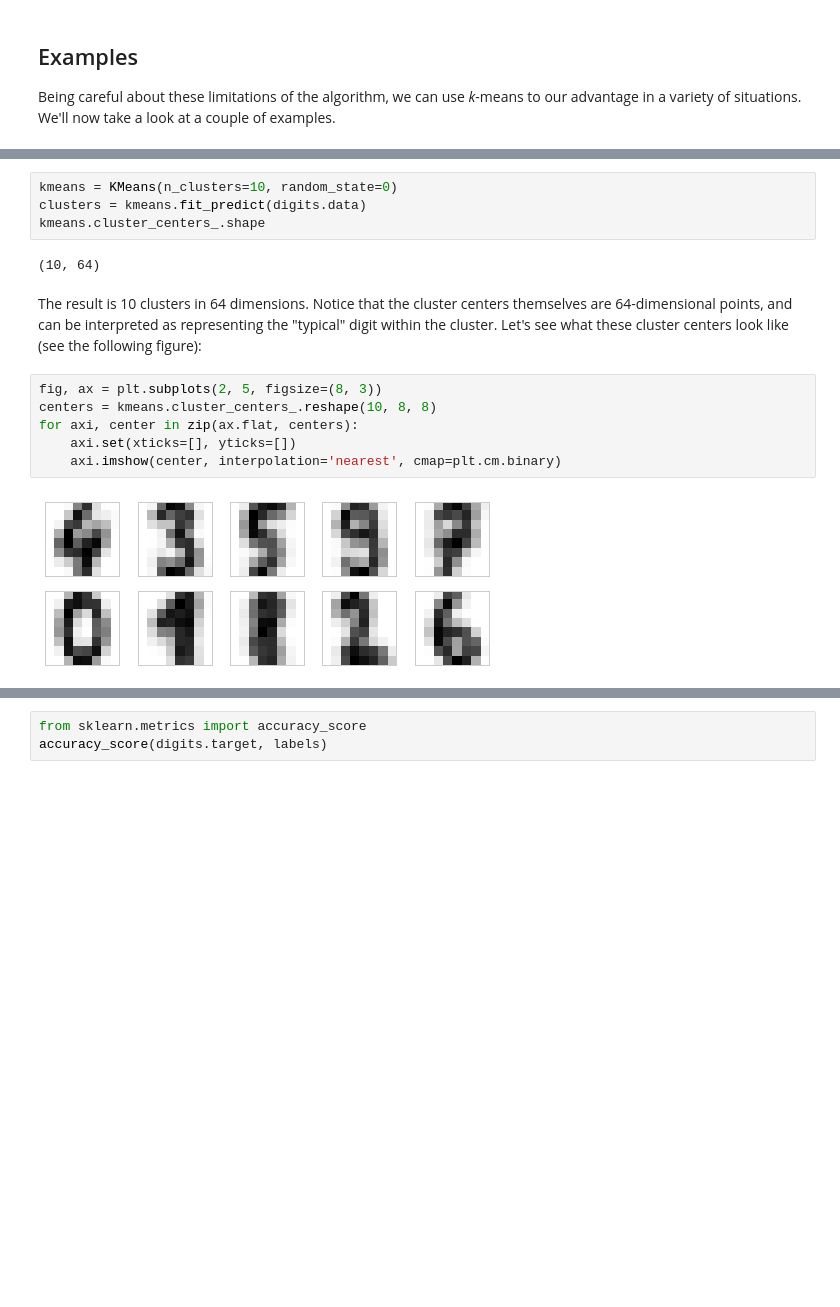
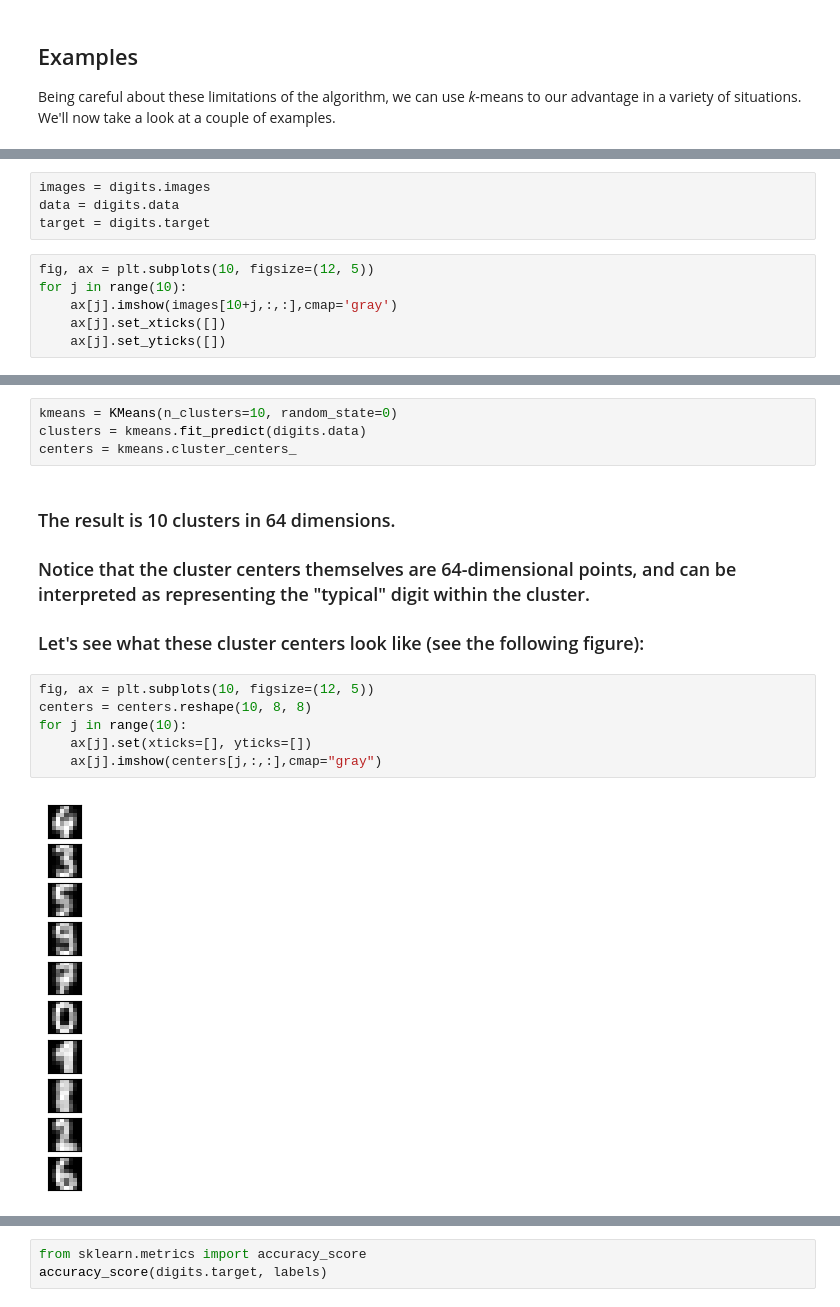
Before and after one commit to rameshsrinivasanuci/COGS106_F23, a Jupyter notebook: Lectures/Clustering.ipynb, the cells around one changed output, grey strips where cells are left out. Cells and saved outputs as stored; diff of their text form; blank space fills up the shorter version.

```diff
--- a/Lectures/Clustering.ipynb
+++ b/Lectures/Clustering.ipynb
@@ -211,0 +110,10 @@ The clustering can be performed as we did before:
+# %%
+images = digits.images
+data = digits.data
+target = digits.target
+# %%
+fig, ax = plt.subplots(10, figsize=(12, 5))
+for j in range(10):
+    ax[j].imshow(images[10+j,:,:],cmap='gray')
+    ax[j].set_xticks([])
+    ax[j].set_yticks([])
@@ -212,19 +122,17 @@ The clustering can be performed as we did before:
 # %%
 kmeans = KMeans(n_clusters=10, random_state=0)
 clusters = kmeans.fit_predict(digits.data)
-kmeans.cluster_centers_.shape
+centers = kmeans.cluster_centers_
-# %% [output]
-(10, 64)
 # %% [markdown]
-The result is 10 clusters in 64 dimensions.
-Notice that the cluster centers themselves are 64-dimensional points, and can be interpreted as representing the "typical" digit within the cluster.
-Let's see what these cluster centers look like (see the following figure):
+### The result is 10 clusters in 64 dimensions.
+### Notice that the cluster centers themselves are 64-dimensional points, and can be interpreted as representing the "typical" digit within the cluster.
+### Let's see what these cluster centers look like (see the following figure):
 # %%
-fig, ax = plt.subplots(2, 5, figsize=(8, 3))
-centers = kmeans.cluster_centers_.reshape(10, 8, 8)
-for axi, center in zip(ax.flat, centers):
-    axi.set(xticks=[], yticks=[])
-    axi.imshow(center, interpolation='nearest', cmap=plt.cm.binary)
+fig, ax = plt.subplots(10, figsize=(12, 5))
+centers = centers.reshape(10, 8, 8)
+for j in range(10):
+    ax[j].set(xticks=[], yticks=[])
+    ax[j].imshow(centers[j,:,:],cmap="gray")
 # %% [output]
-[figure, old version]
+[figure, new version]
 # %% [markdown]
```
Also changed, not shown: parts of 51 cells of this notebook.
